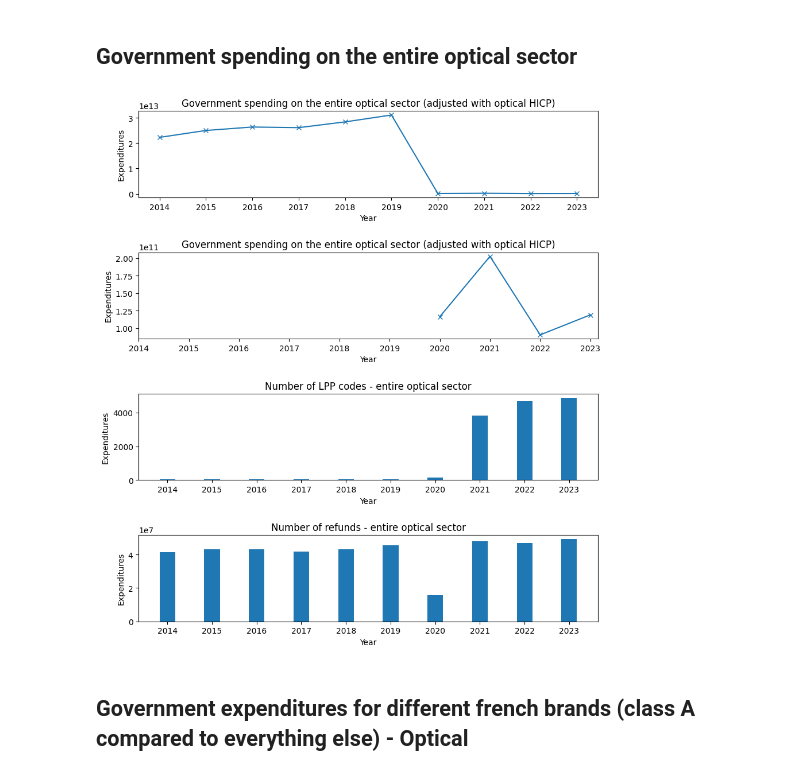
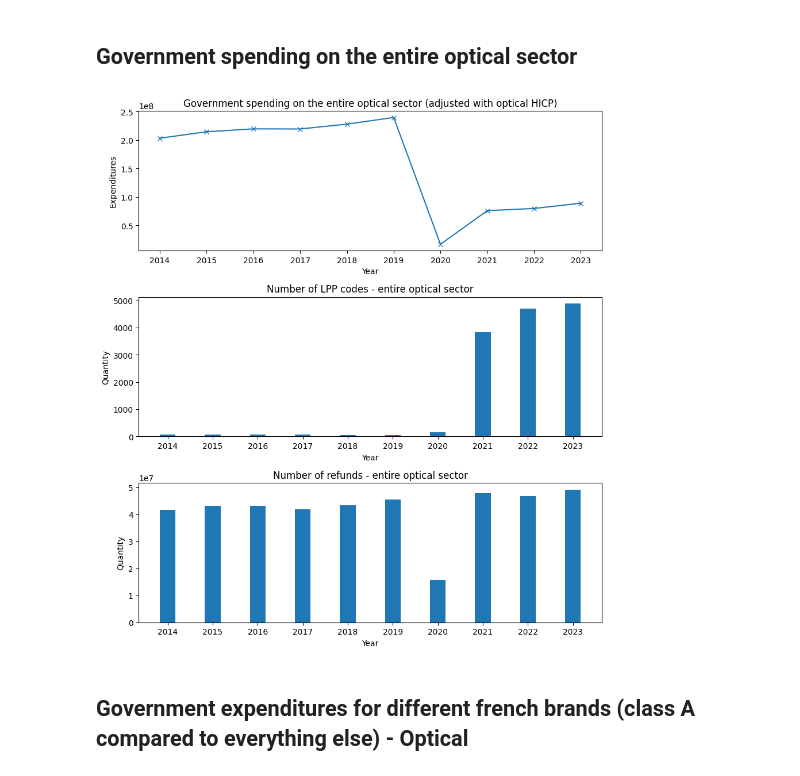
Before and after one commit to bparent11/analysingEffectOfHealthPlanInFrance, a Jupyter notebook: code/displaying_results_for_gov_exp.ipynb, the cells around one changed output. Saved outputs shown, nothing was run; the diff lists cells and outputs as text; code cells hidden in the pictures.

```diff
--- a/code/displaying_results_for_gov_exp.ipynb
+++ b/code/displaying_results_for_gov_exp.ipynb
@@ -33,31 +32,30 @@ optical = gov_exp(inflation_adjustment=True, sector="optical", mask={"OPTIQUE":[
 # %%
 width = 0.35
 list_years = np.array([int(year) for year in optical[0].keys()])
-fig, axes = plt.subplots(4, 1, figsize=(9, 10))
+fig, axes = plt.subplots(3, 1, figsize=(9, 10))
 axes = axes.flatten()
 
 axes[0].plot(list_years, optical[0].values(), color="#1f77b4", marker="x")
 axes[0].set_title(f'Government spending on the entire optical sector (adjusted with optical HICP)')
+axes[0].set_ylabel('Expenditures')
 
-axes[1].plot(list_years[6:], list(optical[0].values())[6:], color="#1f77b4", marker="x")
-axes[1].set_title(f'Government spending on the entire optical sector (adjusted with optical HICP)')
+axes[1].bar(list_years, optical[1].values(), width=width, color="#1f77b4")
+axes[1].set_title(f'Number of LPP codes - entire optical sector')
+axes[1].set_ylabel('Quantity')
 
-axes[2].bar(list_years, optical[1].values(), width=width, color="#1f77b4")
-axes[2].set_title(f'Number of LPP codes - entire optical sector')
-
-axes[3].bar(list_years, optical[2].values(), width=width, color="#1f77b4")
-axes[3].set_title(f'Number of refunds - entire optical sector')
+axes[2].bar(list_years, optical[2].values(), width=width, color="#1f77b4")
+axes[2].set_title(f'Number of refunds - entire optical sector')
+axes[2].set_ylabel('Quantity')
 
 for i in range(len(axes)):
 
     axes[i].set_xlabel('Year')
-    axes[i].set_ylabel('Expenditures')
     axes[i].set_xticks(list_years)
 
 plt.tight_layout()
 plt.show()
 # %% [output]
-[figure, old version]
+[figure, new version]
 # %% [markdown]
 ## Government expenditures for different french brands (class A compared to everything else) - Optical
 # %%
```
Also changed, not shown: parts of 12 cells of this notebook, 1 other file.
